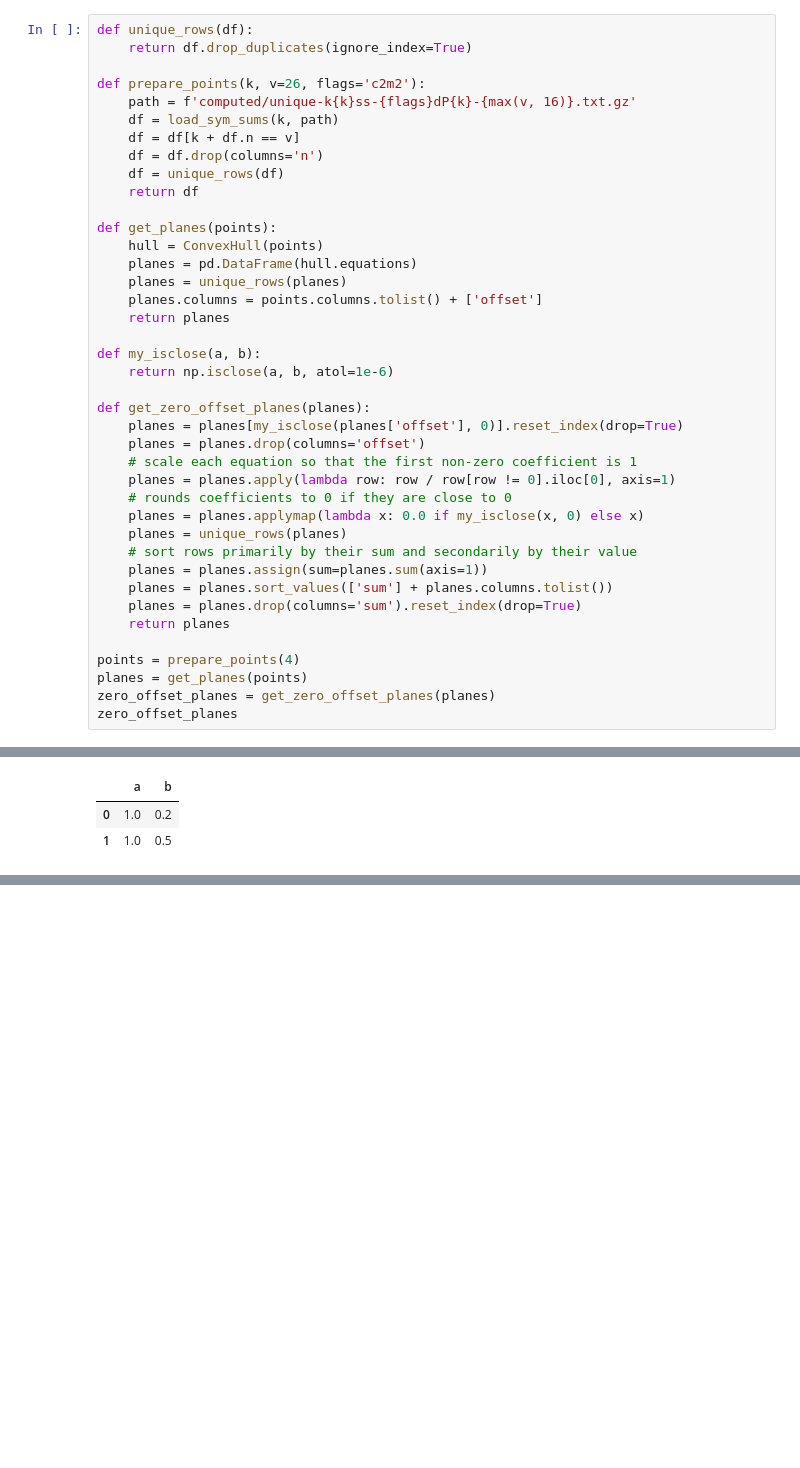
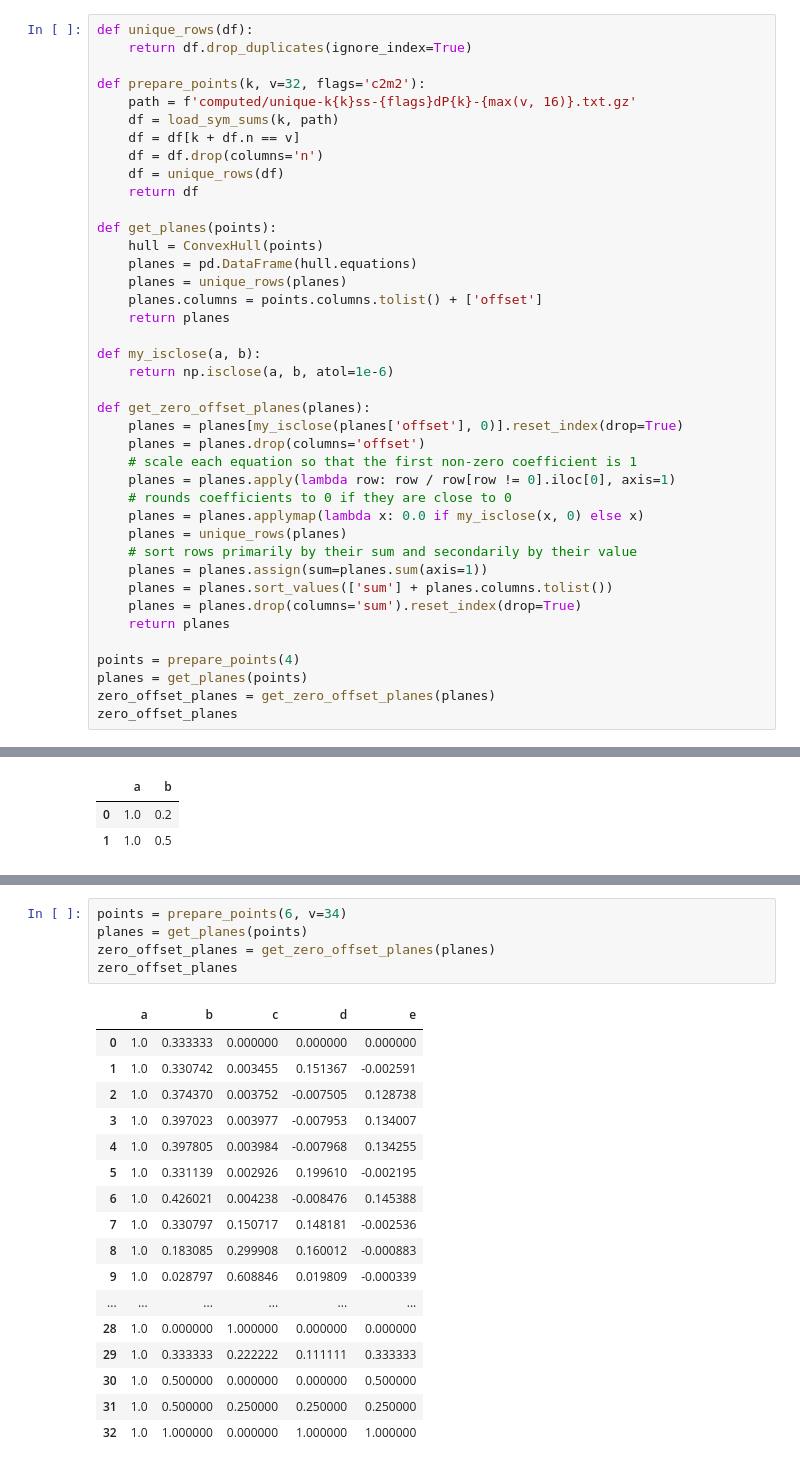
Before and after one commit to davidmisiak/flow-polynomials, a Jupyter notebook: analysis.ipynb, the cells around one changed output, grey strips where cells are left out. Cells and saved outputs as stored; diff of their text form; blank space fills up the shorter version.

```diff
--- a/analysis.ipynb
+++ b/analysis.ipynb
@@ -287,7 +287,7 @@ plot_k5(df_k5_dP5, 26)
 def unique_rows(df):
     return df.drop_duplicates(ignore_index=True)
 
-def prepare_points(k, v=26, flags='c2m2'):
+def prepare_points(k, v=32, flags='c2m2'):
     path = f'computed/unique-k{k}ss-{flags}dP{k}-{max(v, 16)}.txt.gz'
     df = load_sym_sums(k, path)
     df = df[k + df.n == v]
@@ -359,3 +359,26 @@ zero_offset_planes
 | 28 | 1.0 | 0.500000 | 0.000000 | 0.000000 | 0.500000 |
 | 29 | 1.0 | 0.500000 | 0.250000 | 0.250000 | 0.250000 |
 | 30 | 1.0 | 1.000000 | 0.000000 | 1.000000 | 1.000000 |
+# %%
+points = prepare_points(6, v=34)
+planes = get_planes(points)
+zero_offset_planes = get_zero_offset_planes(planes)
+zero_offset_planes
+# %% [output]
+|  | a | b | c | d | e |
+| 0 | 1.0 | 0.333333 | 0.000000 | 0.000000 | 0.000000 |
+| 1 | 1.0 | 0.330742 | 0.003455 | 0.151367 | -0.002591 |
+| 2 | 1.0 | 0.374370 | 0.003752 | -0.007505 | 0.128738 |
+| 3 | 1.0 | 0.397023 | 0.003977 | -0.007953 | 0.134007 |
+| 4 | 1.0 | 0.397805 | 0.003984 | -0.007968 | 0.134255 |
+| 5 | 1.0 | 0.331139 | 0.002926 | 0.199610 | -0.002195 |
+| 6 | 1.0 | 0.426021 | 0.004238 | -0.008476 | 0.145388 |
+| 7 | 1.0 | 0.330797 | 0.150717 | 0.148181 | -0.002536 |
+| 8 | 1.0 | 0.183085 | 0.299908 | 0.160012 | -0.000883 |
+| 9 | 1.0 | 0.028797 | 0.608846 | 0.019809 | -0.000339 |
+| ... | ... | ... | ... | ... | ... |
+| 28 | 1.0 | 0.000000 | 1.000000 | 0.000000 | 0.000000 |
+| 29 | 1.0 | 0.333333 | 0.222222 | 0.111111 | 0.333333 |
+| 30 | 1.0 | 0.500000 | 0.000000 | 0.000000 | 0.500000 |
+| 31 | 1.0 | 0.500000 | 0.250000 | 0.250000 | 0.250000 |
+| 32 | 1.0 | 1.000000 | 0.000000 | 1.000000 | 1.000000 |
```
Also changed, not shown: parts of 1 cell of this notebook, 10 other files.
